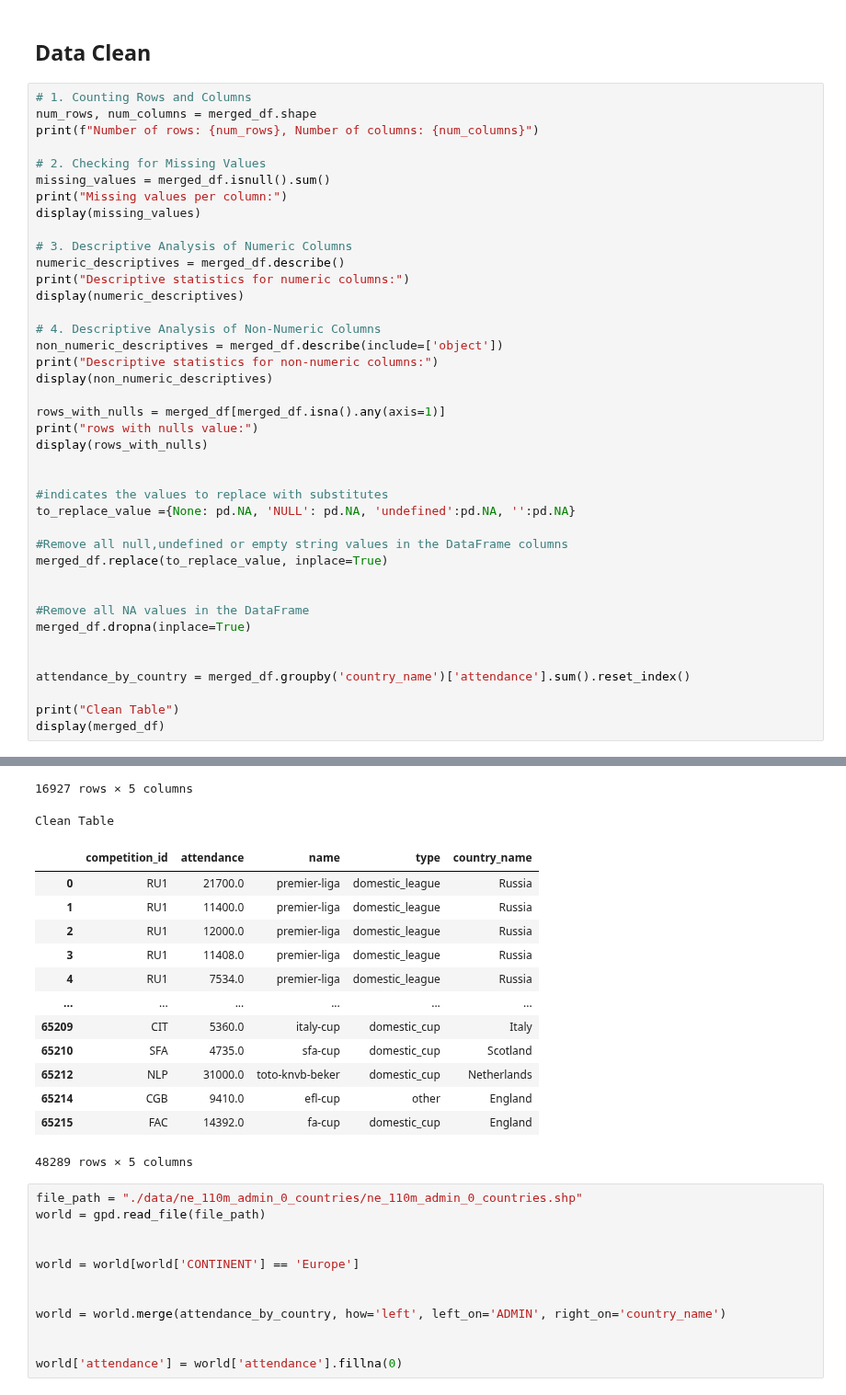
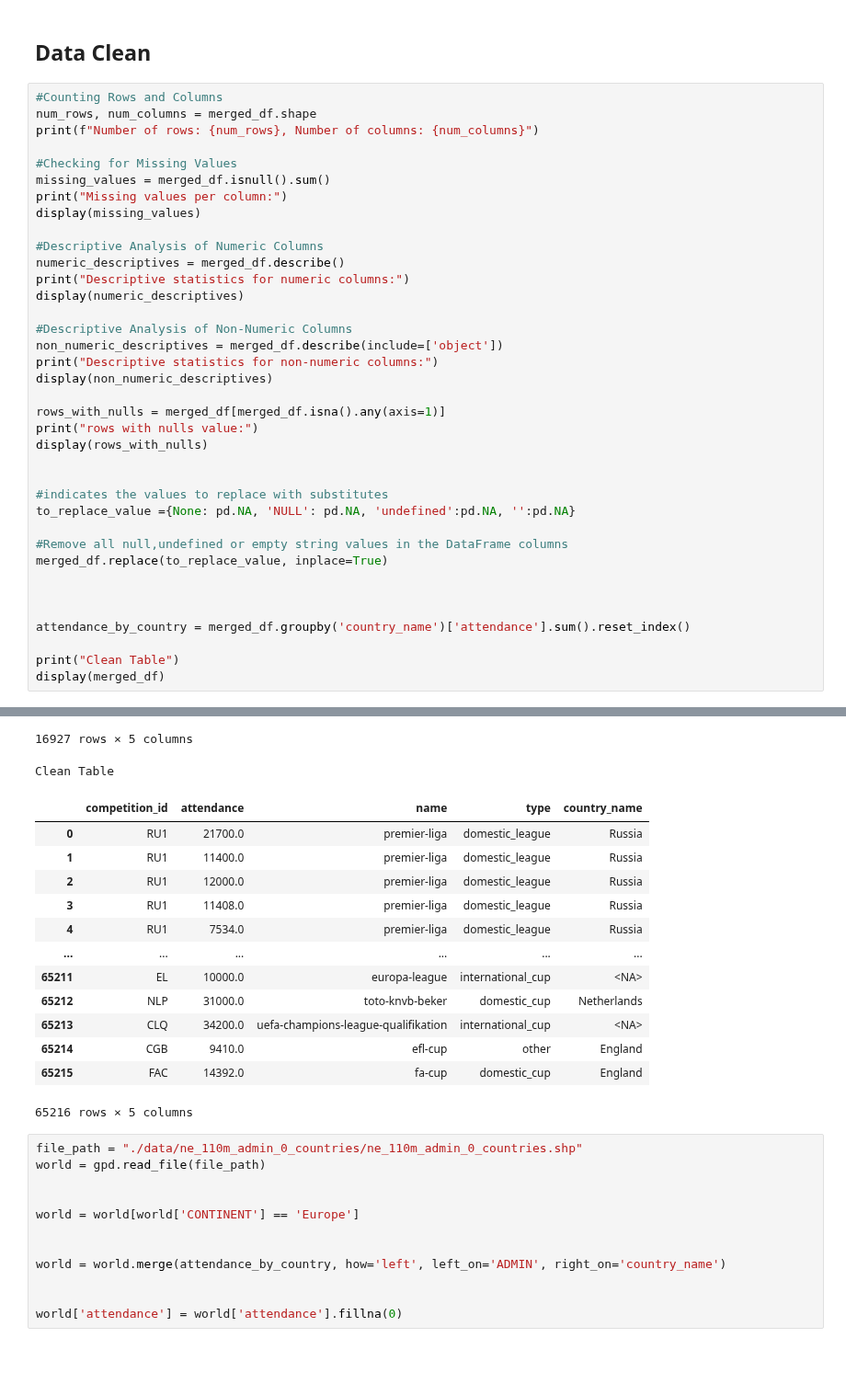
Before and after one commit to BonincontroL/IumTweb_project, a Jupyter notebook: solution/DataAnalysis/JupyterNotebooks/attendance_trends.ipynb, the cells around one changed output, grey strips where cells are left out. Shown at 92% size. Drawn from its saved outputs; the diff is of its cells as text; blank space fills up the shorter version.

```diff
--- a/solution/DataAnalysis/JupyterNotebooks/attendance_trends.ipynb
+++ b/solution/DataAnalysis/JupyterNotebooks/attendance_trends.ipynb
@@ -364,21 +364,21 @@ merged_df
 # %% [markdown]
 ## Data Clean
 # %%
-# 1. Counting Rows and Columns
+#Counting Rows and Columns
 num_rows, num_columns = merged_df.shape
 print(f"Number of rows: {num_rows}, Number of columns: {num_columns}")
 
-# 2. Checking for Missing Values
+#Checking for Missing Values
 missing_values = merged_df.isnull().sum()
 print("Missing values per column:")
 display(missing_values)
 
-# 3. Descriptive Analysis of Numeric Columns
+#Descriptive Analysis of Numeric Columns
 numeric_descriptives = merged_df.describe()
 print("Descriptive statistics for numeric columns:")
 display(numeric_descriptives)
 
-# 4. Descriptive Analysis of Non-Numeric Columns
+#Descriptive Analysis of Non-Numeric Columns
 non_numeric_descriptives = merged_df.describe(include=['object'])
 print("Descriptive statistics for non-numeric columns:")
 display(non_numeric_descriptives)
@@ -395,9 +395,6 @@ to_replace_value ={None: pd.NA, 'NULL': pd.NA, 'undefined':pd.NA, '':pd.NA}
 merged_df.replace(to_replace_value, inplace=True)
 
 
-#Remove all NA values in the DataFrame
-merged_df.dropna(inplace=True)
-
 
 attendance_by_country = merged_df.groupby('country_name')['attendance'].sum().reset_index()
 
@@ -423,39 +420,39 @@ Descriptive statistics for numeric columns:
 | 75% | 26184.000000 |
 | max | 99354.000000 |
 Descriptive statistics for non-numeric columns:
 |  | competition_id | name | type | country_name |
 | count | 65216 | 65216 | 65216 | 57078 |
 | unique | 43 | 42 | 4 | 14 |
 | top | IT1 | premier-liga | domestic_league | England |
 | freq | 4310 | 4860 | 45768 | 6162 |
 rows with nulls value:
 |  | competition_id | attendance | name | type | country_name |
 | 57 | DK1 | NaN | superligaen | domestic_league | Denmark |
 | 120 | TR1 | NaN | super-lig | domestic_league | Turkey |
 | 121 | TR1 | NaN | super-lig | domestic_league | Turkey |
 | 122 | TR1 | NaN | super-lig | domestic_league | Turkey |
 | 124 | TR1 | NaN | super-lig | domestic_league | Turkey |
 | ... | ... | ... | ... | ... | ... |
 | 65203 | ECLQ | NaN | uefa-europa-conference-league-qua... | international_cup | None |
 | 65205 | EL | 14400.0 | europa-league | international_cup | None |
 | 65206 | ELQ | 6700.0 | europa-league-qualifikation | international_cup | None |
 | 65211 | EL | 10000.0 | europa-league | international_cup | None |
 | 65213 | CLQ | 34200.0 | uefa-champions-league-qualifikation | international_cup | None |
 16927 rows × 5 columns
 Clean Table
 |  | competition_id | attendance | name | type | country_name |
 | 0 | RU1 | 21700.0 | premier-liga | domestic_league | Russia |
 | 1 | RU1 | 11400.0 | premier-liga | domestic_league | Russia |
 | 2 | RU1 | 12000.0 | premier-liga | domestic_league | Russia |
 | 3 | RU1 | 11408.0 | premier-liga | domestic_league | Russia |
 | 4 | RU1 | 7534.0 | premier-liga | domestic_league | Russia |
 | ... | ... | ... | ... | ... | ... |
-| 65209 | CIT | 5360.0 | italy-cup | domestic_cup | Italy |
-| 65210 | SFA | 4735.0 | sfa-cup | domestic_cup | Scotland |
+| 65211 | EL | 10000.0 | europa-league | international_cup | <NA> |
 | 65212 | NLP | 31000.0 | toto-knvb-beker | domestic_cup | Netherlands |
+| 65213 | CLQ | 34200.0 | uefa-champions-league-qualifikation | international_cup | <NA> |
 | 65214 | CGB | 9410.0 | efl-cup | other | England |
 | 65215 | FAC | 14392.0 | fa-cup | domestic_cup | England |
-48289 rows × 5 columns
+65216 rows × 5 columns
 # %%
 file_path = "./data/ne_110m_admin_0_countries/ne_110m_admin_0_countries.shp"
 world = gpd.read_file(file_path)
```
Also changed, not shown: parts of 3 cells of this notebook.
